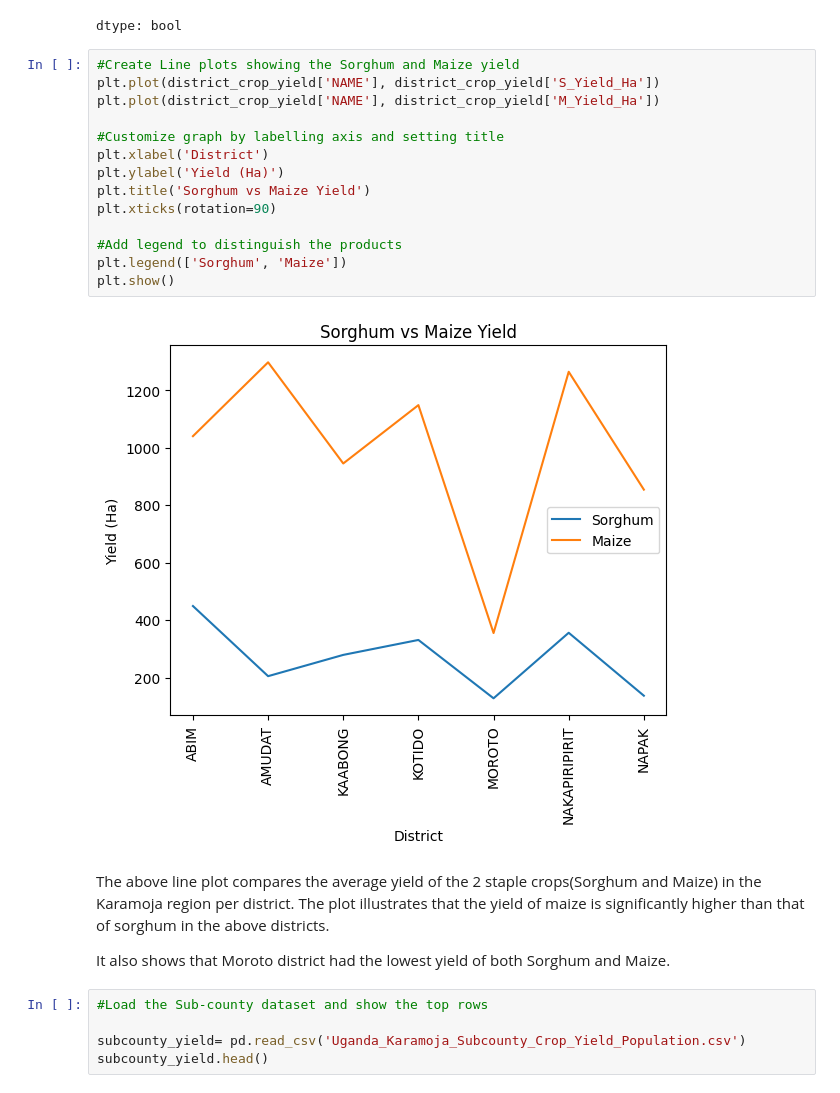
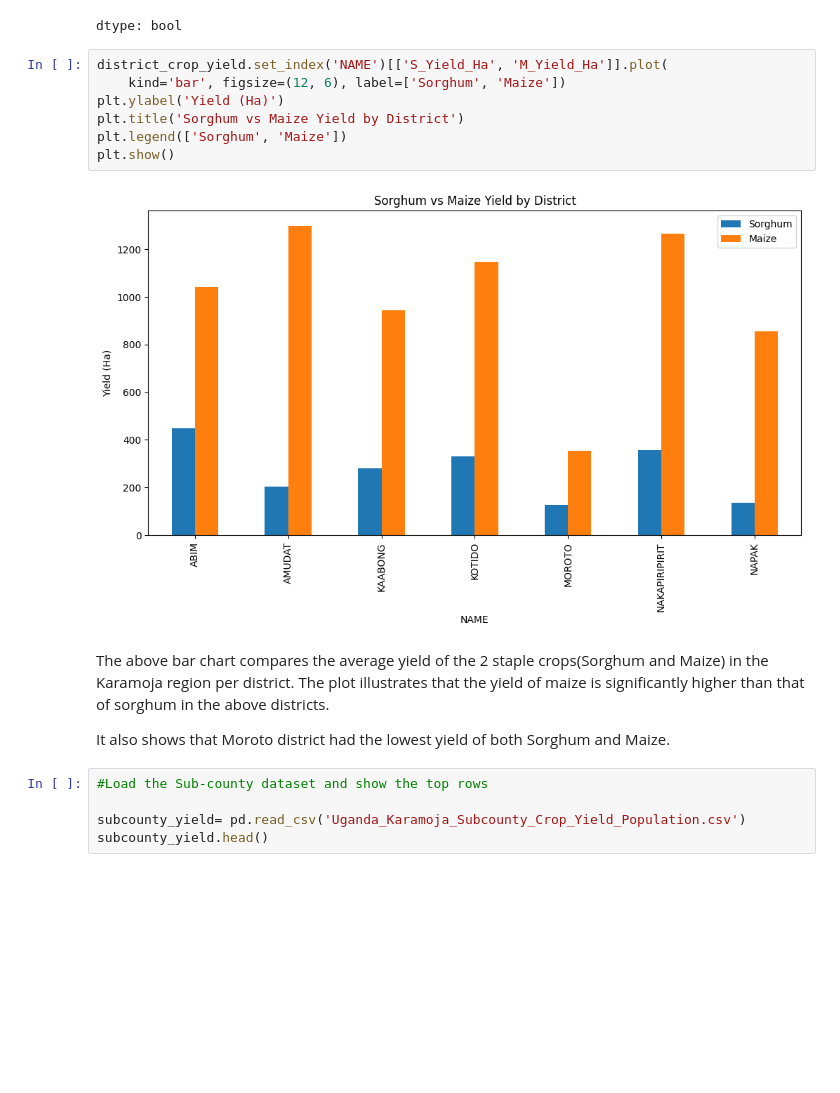
Before and after one commit to Joan-Kamau/Karamoja-Food-Insecurity-Analysis, a Jupyter notebook: Karamoja_Food_Security_Monitoring_Tool_Project_2.ipynb, the cells around one changed output. Cells and saved outputs as stored; diff of their text form; blank space fills up the shorter version.

```diff
--- a/Karamoja_Food_Security_Monitoring_Tool_Project_2.ipynb
+++ b/Karamoja_Food_Security_Monitoring_Tool_Project_2.ipynb
@@ -91,24 +91,17 @@ district_crop_yield.duplicated()
 | 5 | False |
 | 6 | False |
 dtype: bool
-# %%
-#Create Line plots showing the Sorghum and Maize yield
-plt.plot(district_crop_yield['NAME'], district_crop_yield['S_Yield_Ha'])
-plt.plot(district_crop_yield['NAME'], district_crop_yield['M_Yield_Ha'])
-
-#Customize graph by labelling axis and setting title
-plt.xlabel('District')
-plt.ylabel('Yield (Ha)')
-plt.title('Sorghum vs Maize Yield')
-plt.xticks(rotation=90)
-
-#Add legend to distinguish the products
-plt.legend(['Sorghum', 'Maize'])
-plt.show()
-# %% [output]
-[figure, removed]
+# %%
+district_crop_yield.set_index('NAME')[['S_Yield_Ha', 'M_Yield_Ha']].plot(
+    kind='bar', figsize=(12, 6), label=['Sorghum', 'Maize'])
+plt.ylabel('Yield (Ha)')
+plt.title('Sorghum vs Maize Yield by District')
+plt.legend(['Sorghum', 'Maize'])
+plt.show()
+# %% [output]
+[figure, added]
 # %% [markdown]
-  The above line plot compares the average yield of the 2 staple crops(Sorghum and Maize) in the Karamoja region per district. The plot illustrates that the yield of maize is significantly higher than that of sorghum in the above districts.
+  The above bar chart compares the average yield of the 2 staple crops(Sorghum and Maize) in the Karamoja region per district. The plot illustrates that the yield of maize is significantly higher than that of sorghum in the above districts.
 
   It also shows that Moroto district had the lowest yield of both Sorghum and Maize.
 # %%
```
Also changed, not shown: parts of 2 cells of this notebook.
